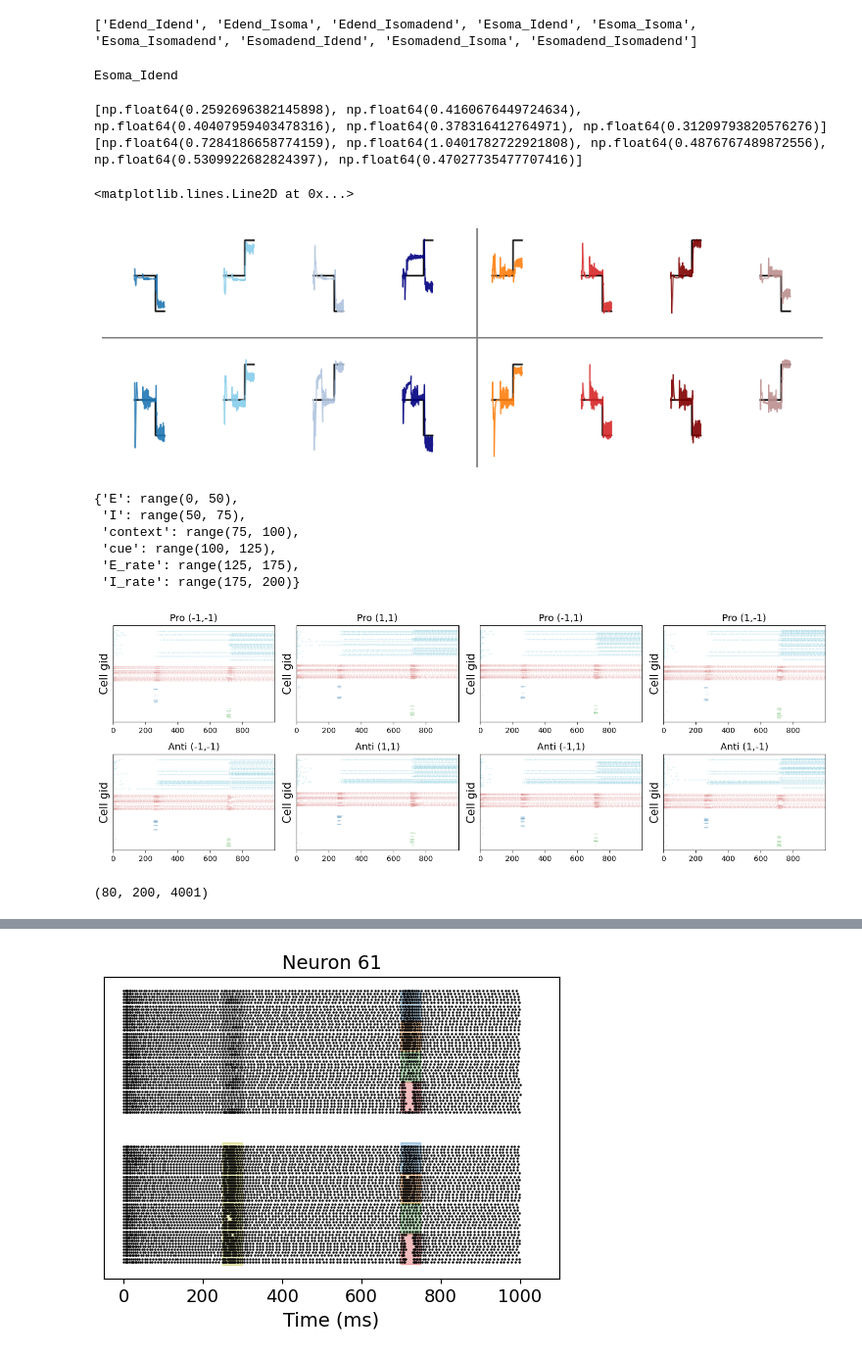
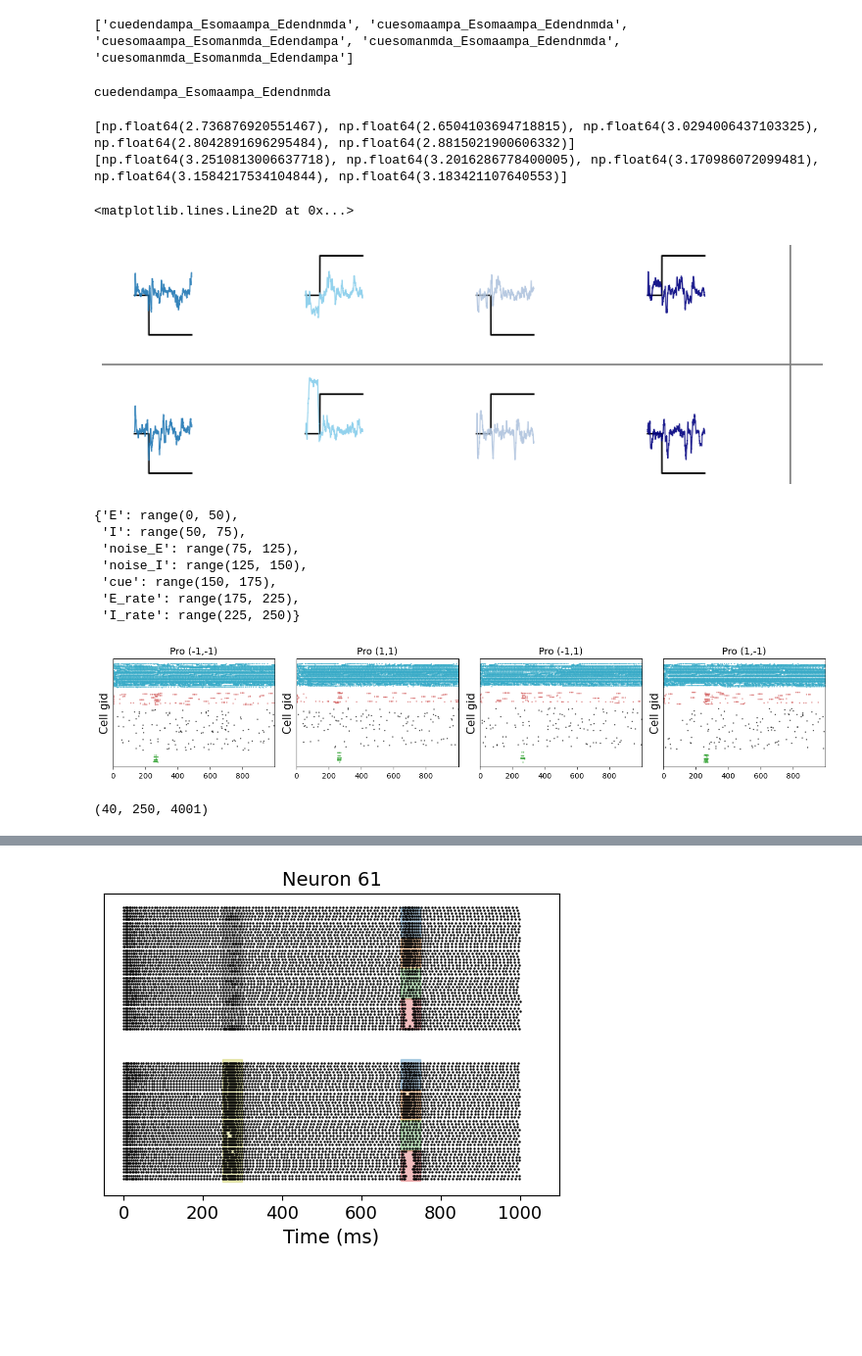
Before and after one commit to ntolley/dendractor, a Jupyter notebook: figures/plot_memorycontext_simnets.ipynb, the cells around one changed output, grey strips where cells are left out. Shown at 98% size. Cells and saved outputs as stored; diff of their text form; code cells hidden in the pictures; blank space fills up the shorter version.

Commit message:
add ampa_ampa intrinsic variants

```diff
--- a/figures/plot_memorycontext_simnets.ipynb
+++ b/figures/plot_memorycontext_simnets.ipynb
@@ -35,7 +35,7 @@ config.update("jax_enable_x64", True)
 config.update("jax_platform_name", "cpu")
 # config.update("jax_platform_name", "gpu")
 # %%
-data_path =  '/users/ntolley/data/ntolley/dendractor/intrinsic_permutations/random_initialization'
+data_path =  '/users/ntolley/data/ntolley/dendractor/memory_permutations/random_initialization'
 
 file_list = os.listdir(data_path)
 
@@ -68,19 +68,12 @@ WARNING:2025-06-03 14:49:23,836:jax._src.xla_bridge:791: An NVIDIA GPU may be pr
 # %%
 print(list(random_init_dict.keys()))
 # %% [output]
-['Edend_Idend', 'Edend_Isoma', 'Edend_Isomadend', 'Esoma_Idend', 'Esoma_Isoma', 'Esoma_Isomadend', 'Esomadend_Idend', 'Esomadend_Isoma', 'Esomadend_Isomadend']
+['cuedendampa_Esomaampa_Edendnmda', 'cuesomaampa_Esomaampa_Edendnmda', 'cuesomaampa_Esomanmda_Edendampa', 'cuesomanmda_Esomaampa_Edendnmda', 'cuesomanmda_Esomanmda_Edendampa']
 # %%
-# res_dict = random_init_dict['Esoma_Isoma']
-res_dict = random_init_dict['Esoma_Idend']
-# res_dict = random_init_dict['Esoma_Isomadend']
-
-# res_dict = random_init_dict['Edend_Isoma']
-# res_dict = random_init_dict['Edend_Idend']
-# res_dict = random_init_dict['Edend_Isomadend']
-
-# res_dict = random_init_dict['Esomadend_Isoma']
-# res_dict = random_init_dict['Esomadend_Idend']
-# res_dict = random_init_dict['Esomadend_Isomadend']
+# res_dict = random_init_dict['cuesomaampa_Esomaampa_Edendnmda']
+# res_dict = random_init_dict['cuesomaampa_Esomanmda_Edendampa']
+# res_dict = random_init_dict['cuesomanmda_Esomaampa_Edendnmda']
+res_dict = random_init_dict['cuedendampa_Esomaampa_Edendnmda']
 
 
 name = res_dict['name']
@@ -91,7 +84,7 @@ input_list = res_dict['input_list']
 num_cond = input_list.shape[0]
 print(name)
 # %% [output]
-Esoma_Idend
+cuedendampa_Esomaampa_Edendnmda
 # %%
 t_max = 1000
 dt = 0.25 # simulation output downsampled by factor of 10
@@ -130,8 +123,8 @@ for sim_idx in range(len(x_train)):
 print(error_list[:num_train_sims])
 print(error_list[num_train_sims:])
 # %% [output]
-[np.float64(0.2592696382145898), np.float64(0.4160676449724634), np.float64(0.40407959403478316), np.float64(0.378316412764971), np.float64(0.31209793820576276)]
-[np.float64(0.7284186658774159), np.float64(1.0401782722921808), np.float64(0.4876767489872556), np.float64(0.5309922682824397), np.float64(0.47027735477707416)]
+[np.float64(2.736876920551467), np.float64(2.6504103694718815), np.float64(3.0294006437103325), np.float64(2.8042891696295484), np.float64(2.8815021900606332)]
+[np.float64(3.2510813006637718), np.float64(3.2016286778400005), np.float64(3.170986072099481), np.float64(3.1584217534104844), np.float64(3.183421107640553)]
 # %%
 y_pred_list = list()
 target_list = list()
@@ -165,7 +158,7 @@ plt.axvline((time_offset * 4) - 500, color='grey', linestyle='-')
 # plt.savefig('full_trajectory_set.svg')
 # %% [output]
 <matplotlib.lines.Line2D at 0x...>
-[figure, old version]
+[figure, new version]
 # %%
 input_names = [
     'Pro (-1,-1)', 'Pro (1,1)', 'Pro (-1,1)', 'Pro (1,-1)',
@@ -175,41 +168,42 @@ gid_ranges
 # %% [output]
 {'E': range(0, 50),
  'I': range(50, 75),
- 'context': range(75, 100),
- 'cue': range(100, 125),
- 'E_rate': range(125, 175),
- 'I_rate': range(175, 200)}
+ 'noise_E': range(75, 125),
+ 'noise_I': range(125, 150),
+ 'cue': range(150, 175),
+ 'E_rate': range(175, 225),
+ 'I_rate': range(225, 250)}
 # %%
 fontsize = 15
 ticksize = 10
 labelsize=13
 threshold = 0.0
 
-spike_color_dict = {'E': '#37abc8', 'I': '#d35f5f', 'context': '#1f77b4', 'cue': '#2ca02c'}
+spike_color_dict = {'E': '#37abc8', 'I': '#d35f5f', 'context': '#1f77b4', 'cue': '#2ca02c', 'noise_E': 'k', 'noise_I': 'k' }
 plt.figure(figsize=(14,5))
 for plot_idx, sim_idx in enumerate(range(num_cond)):
     # sim_idx *= num_cond
     # sim_idx += 10
 
     plt.subplot(2,4, plot_idx+1)
     s = output_array[sim_idx, :]
     above_threshold = s > threshold
     spike_gids, spike_times = np.where(np.diff(above_threshold.astype(int), axis=1) == 1)
 
     for type_idx, (name, cell_range) in enumerate(gid_ranges.items()):
         if name not in ['output', 'E_rate', 'I_rate']:
             mask = np.isin(spike_gids, cell_range)
-            plt.scatter(spike_times[mask] * dt, -spike_gids[mask] - type_idx * 10, label=name, s=1, alpha=0.1, color=spike_color_dict[name])
+            plt.scatter(spike_times[mask] * dt, -spike_gids[mask] - type_idx * 10, label=name, s=1, alpha=0.5, color=spike_color_dict[name])
     plt.ylabel('Cell gid', fontsize=fontsize)
     plt.yticks([])
     plt.xlim(0, time_vec[-1])
     # plt.axvline(500 * dt, color='k', linestyle='--')
     plt.title(input_names[plot_idx], fontsize=labelsize)
     plt.tight_layout()
 # %% [output]
-[figure, old version]
+[figure, new version]
 # %%
 output_array.shape
 # %% [output]
-(80, 200, 4001)
+(40, 250, 4001)
 # %%
```
Also changed, not shown: parts of 7 cells of this notebook, 4 other files.
